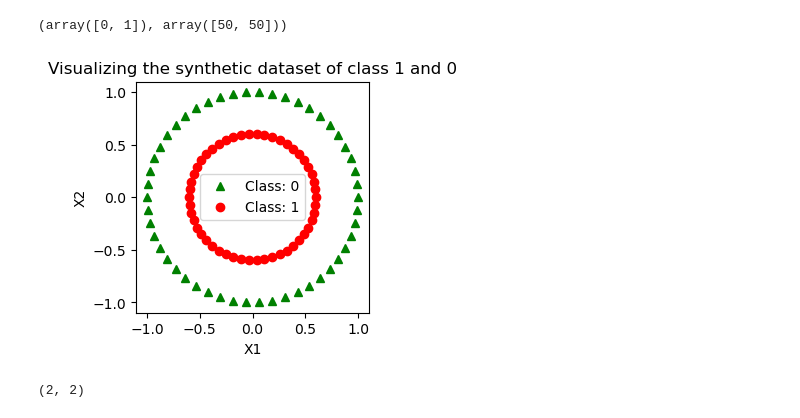
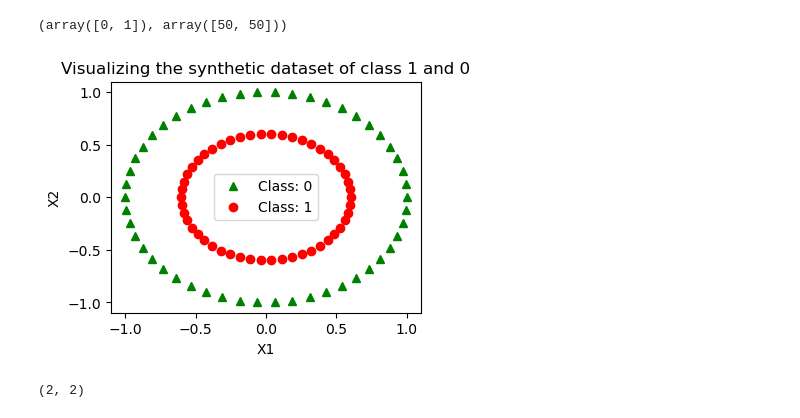
Before and after one commit to ShaonBhattaShuvo/Artificial_Intelligence_with_Python, a Jupyter notebook: Deep_Learning_With_PyTorch/PyTorch_BinaryClassifcation.ipynb, the cells around one changed output. Cells and saved outputs as stored; diff of their text form; code cells hidden in the pictures.

```diff
--- a/Deep_Learning_With_PyTorch/PyTorch_BinaryClassifcation.ipynb
+++ b/Deep_Learning_With_PyTorch/PyTorch_BinaryClassifcation.ipynb
@@ -16,16 +16,16 @@ unique, counts
 # %%
 import matplotlib.pyplot as plt
 #Visualising the dataset
-plt.figure(figsize = (3, 3))
+plt.figure(figsize = (4, 3))
 plt.plot(X[:, 0][y == 0], X[:, 1][y == 0], 'g^', label='Class: 0')
 plt.plot(X[:, 0][y == 1], X[:, 1][y == 1], 'ro' , label="Class: 1")
 plt.title("Visualizing the synthetic dataset of class 1 and 0")
 plt.xlabel("X1")
 plt.ylabel("X2")
 plt.legend()
 plt.show()
 # %% [output]
-[figure, old version]
+[figure, new version]
 # %%
 #converting the datset into tensor dataset
 inputs = torch.tensor(X, dtype = torch.float32)
```
Also changed, not shown: parts of 7 cells of this notebook, 3 other files.
